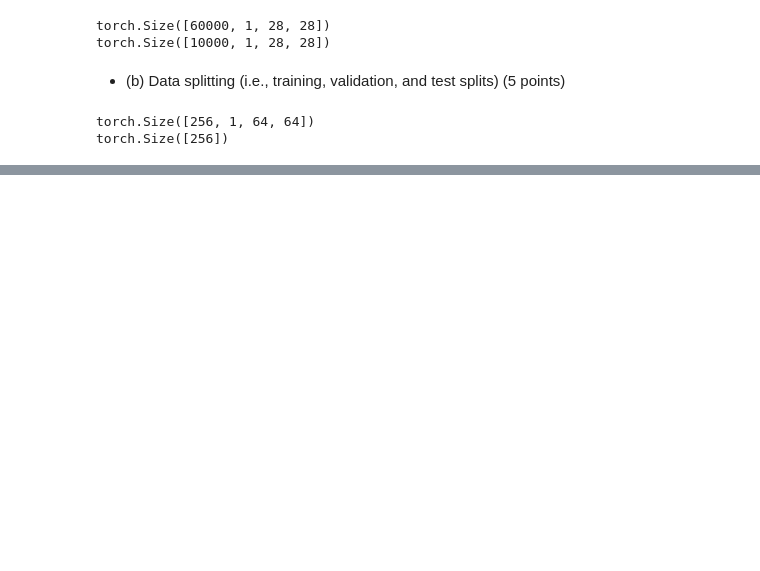
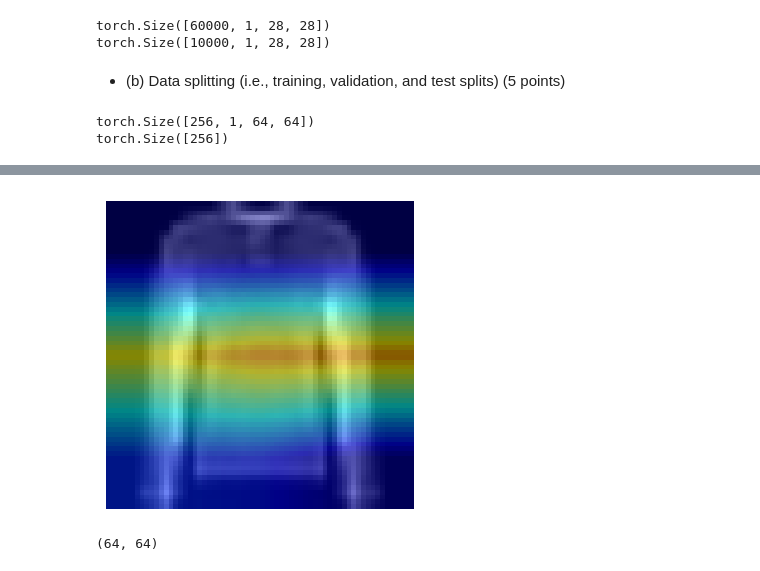
Before and after one commit to percool/ECEN758_Proj, a Jupyter notebook: src/main_cv.ipynb, the cells around one changed output, grey strips where cells are left out. Cells and saved outputs as stored; diff of their text form; code cells hidden in the pictures; blank space fills up the shorter version.

Commit message:
grad-cam

```diff
--- a/src/main_cv.ipynb
+++ b/src/main_cv.ipynb
@@ -489,0 +535,73 @@ Compile with `TORCH_USE_CUDA_DSA` to enable device-side assertions.
+# %%
+from pytorch_grad_cam import GradCAM, HiResCAM, ScoreCAM, GradCAMPlusPlus, AblationCAM, XGradCAM, EigenCAM, FullGrad
+from pytorch_grad_cam.utils.model_targets import ClassifierOutputTarget
+from pytorch_grad_cam.utils.image import show_cam_on_image
+from torchvision.models import resnet50
+
+import requests
+import torchvision
+from PIL import Image
+import numpy as np
+
+# image_url = "https://raw.githubusercontent.com/jacobgil/pytorch-grad-cam/master/examples/both.png"
+# image = np.array(Image.open(requests.get(image_url, stream=True).raw))
+# image=image[:,:,[0,0,0]]
+transform_1 = transforms.Compose([
+    transforms.Resize((64, 64)),
+])
+image_resize=transform_1(image)
+# torch.max(tensor_input)
+image_ts=np.array(image_resize)
+image_ts2=image_ts[:,:,None]
+# image_ts2=image_ts2[:,:,[0,0,0]]
+
+image_float_np = np.float32(image_ts2) / 255
+# transform = torchvision.transforms.Compose([
+#     torchvision.transforms.ToTensor(),
+# ])
+
+# input_tensor = transform(image_ts2)
+input_tensor=X
+# input_tensor=input_tensor[None,:,:,:]
+
+# model = resnet50(pretrained=True)
+# target_layers = [model.layer4[-1]]
+# model=model_best
+target_layers=[model.features[-1]]
+# target_layers=[model.classifier[2]]
+# target_layers=[]
+# input_tensor = # Create an input tensor image for your model..
+# Note: input_tensor can be a batch tensor with several images!
+
+# Construct the CAM object once, and then re-use it on many images:
+cam = GradCAM(model=model, target_layers=target_layers, use_cuda=True)
+
+id_target=2
+targets = [ClassifierOutputTarget(id_target)]
+# targets=[ClassifierOutputTarget(label_pred)]
+# targets=None
+
+# You can also pass aug_smooth=True and eigen_smooth=True, to apply smoothing.
+grayscale_cam = cam(input_tensor=input_tensor, targets=targets,aug_smooth=True, eigen_smooth=True)
+
+# In this example grayscale_cam has only one image in the batch:
+grayscale_cam = grayscale_cam[0, :]
+visualization = show_cam_on_image(image_float_np, grayscale_cam, use_rgb=True)
+img_vis=Image.fromarray(visualization)
+
+# figure.add_subplot(rows, cols, 1)
+fig=plt.figure(figsize=(4,4))
+# plt.title(str(label)+" "+classes[label])
+plt.axis('off')
+plt.imshow(img_vis)
+# ax = plt.Axes(fig, [0., 0., 1., 1.])
+# ax.set_axis_off()
+# fig.add_axes(ax)
+plt.savefig("../img/"+str(label)+"_"+classes[label]+"_"+str(id_target)+".png")
+plt.show()
+# %% [output]
+[figure, added]
+# %%
+grayscale_cam.shape
+# %% [output]
+(64, 64)
```
Also changed, not shown: parts of 28 cells of this notebook, 26 other files.
